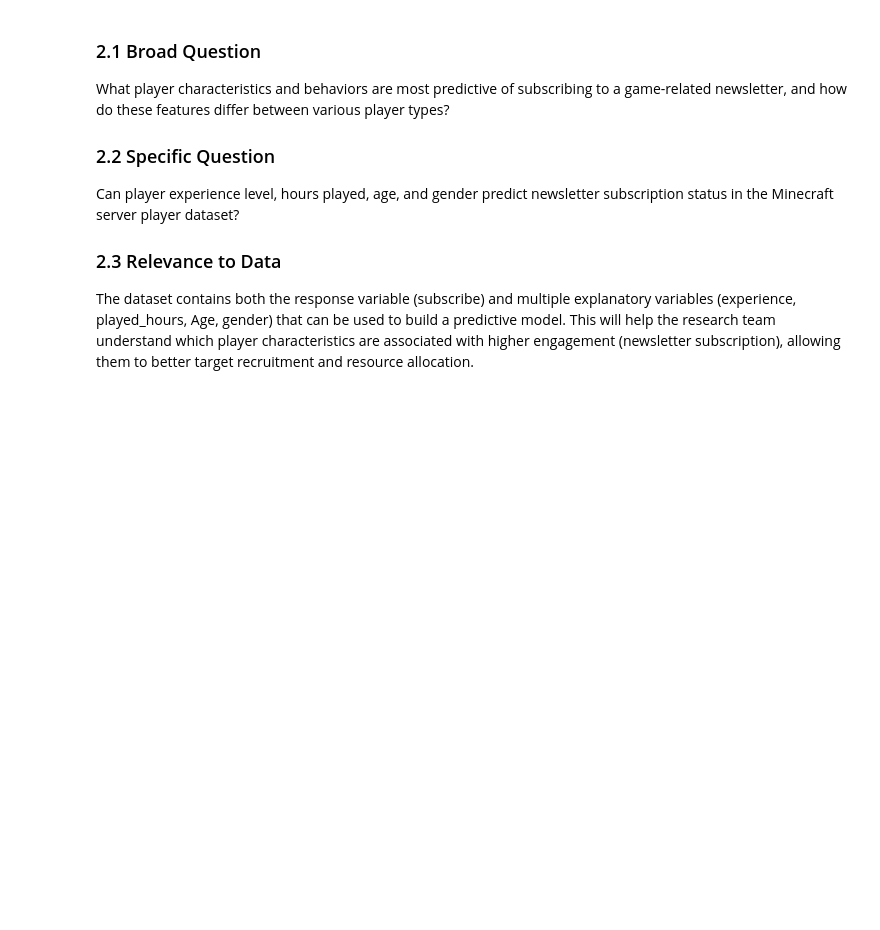
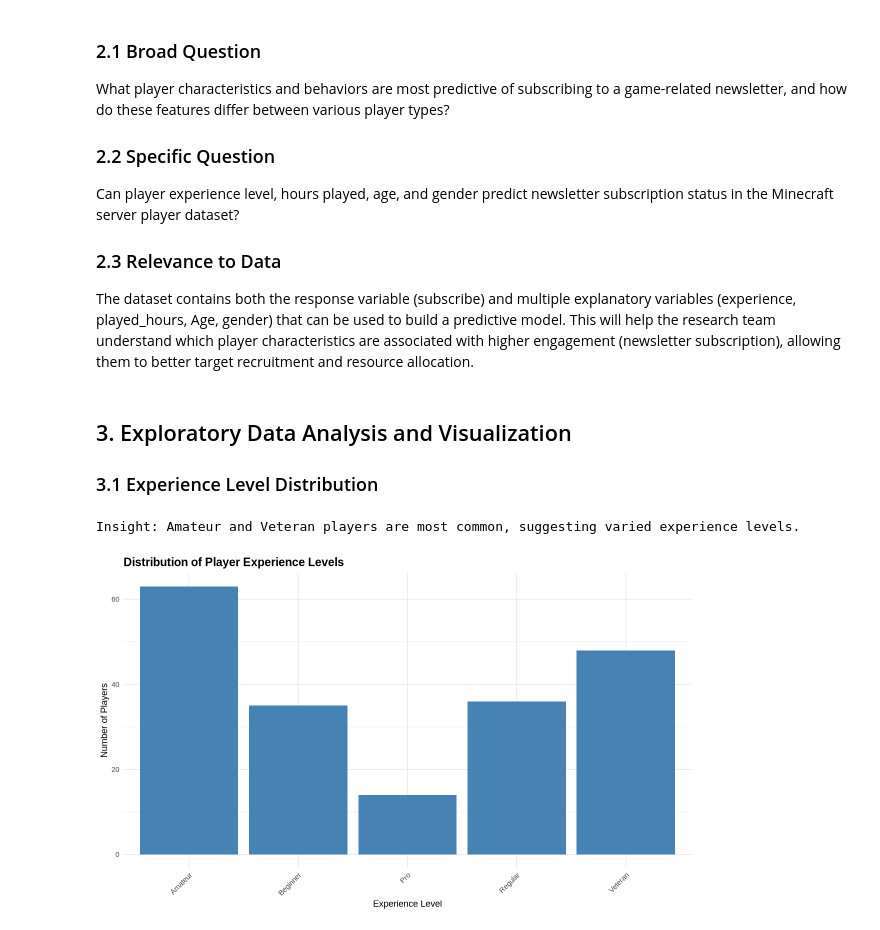
Before and after one commit to Cyborg-07-7/DSCI100-minecraft-project, a Jupyter notebook: individual_report.ipynb, the cells around one changed output. Drawn from its saved outputs; the diff is of its cells as text; code cells hidden in the pictures; blank space fills up the shorter version.

Commit message:
(3) Exploratory Data Analysis and Visualization
Add exploratory data analysis with experience level visualizations and played hours analysis.

```diff
--- a/individual_report.ipynb
+++ b/individual_report.ipynb
@@ -122,3 +122,25 @@ Can player experience level, hours played, age, and gender predict newsletter su
 ### 2.3 Relevance to Data
 
 The dataset contains both the response variable (subscribe) and multiple explanatory variables (experience, played_hours, Age, gender) that can be used to build a predictive model. This will help the research team understand which player characteristics are associated with higher engagement (newsletter subscription), allowing them to better target recruitment and resource allocation.
+# %% [markdown]
+## 3. Exploratory Data Analysis and Visualization
+
+### 3.1 Experience Level Distribution
+# %%
+experience_plot <- players_df %>%
+    count(experience) %>%
+    ggplot(aes(x = experience, y = n)) +
+    geom_bar(stat = "identity", fill = "steelblue") +
+    labs(title = "Distribution of Player Experience Levels",
+         x = "Experience Level",
+         y = "Number of Players") +
+    theme_minimal() +
+    theme(plot.title = element_text(face = "bold", size = 14),
+          axis.text.x = element_text(angle = 45, hjust = 1))
+
+print(experience_plot)
+
+cat("\nInsight: Amateur and Veteran players are most common, suggesting varied experience levels.\n")
+# %% [output]
+Insight: Amateur and Veteran players are most common, suggesting varied experience levels.
+[figure, added]
```
Also changed, not shown: parts of 4 cells of this notebook.
